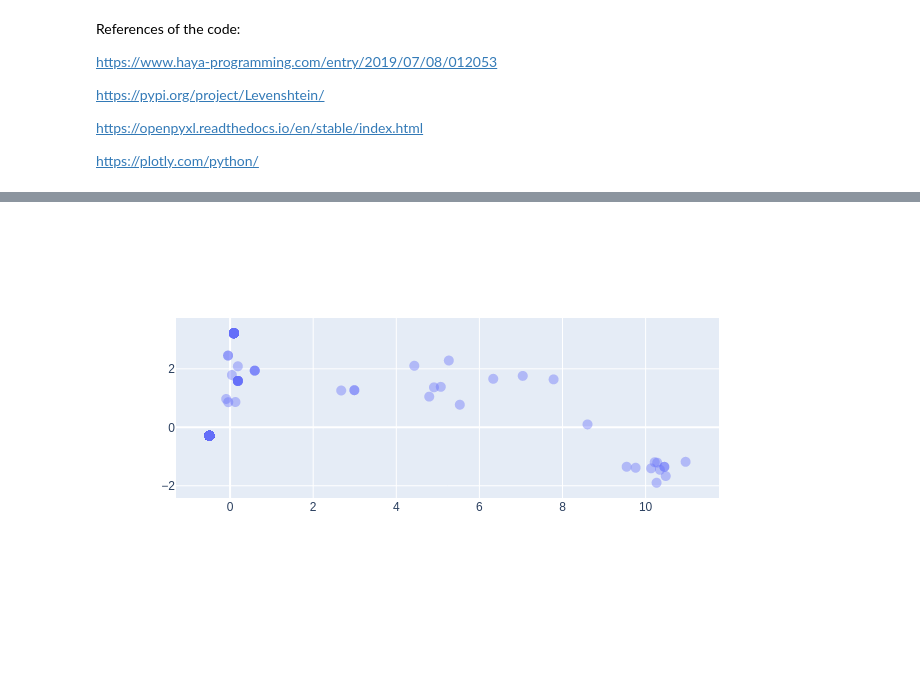
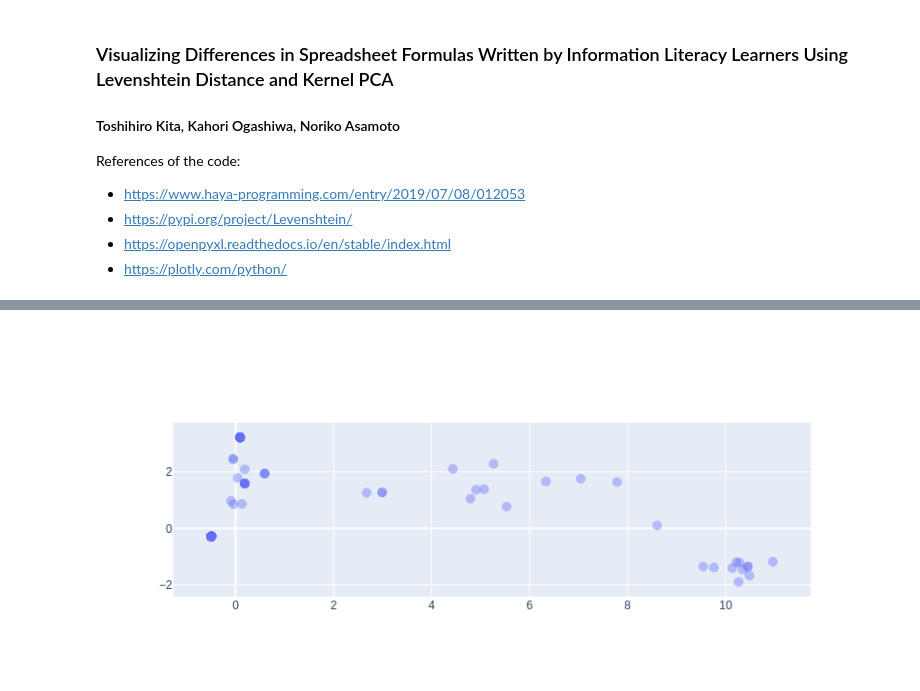
Before and after one commit to kita-toshihiro/excelfiles-screening, a Jupyter notebook: levenshtein1.ipynb, the cells around one changed output, grey strips where cells are left out. Cells and saved outputs as stored; diff of their text form; code cells hidden in the pictures; blank space fills up the shorter version.

```diff
--- a/levenshtein1.ipynb
+++ b/levenshtein1.ipynb
@@ -1,17 +1,17 @@
 # %% [markdown]
+### Visualizing Differences in Spreadsheet Formulas Written by Information Literacy Learners Using Levenshtein Distance and Kernel PCA
+
+#### Toshihiro Kita, Kahori Ogashiwa, Noriko Asamoto
+
 References of the code:
-
-https://www.haya-programming.com/entry/2019/07/08/012053
-
-https://pypi.org/project/Levenshtein/
-
-https://openpyxl.readthedocs.io/en/stable/index.html
-
-https://plotly.com/python/
+- https://www.haya-programming.com/entry/2019/07/08/012053
+- https://pypi.org/project/Levenshtein/
+- https://openpyxl.readthedocs.io/en/stable/index.html
+- https://plotly.com/python/
 # %%
 gdpath = ""
-ws_name = 'enshuu'
-tfile_folder  = gdpath + "ediff-st-files"  # students' files
+stfile_folder  = gdpath + "ediff-st-files"  # students' files
+worksheet_name = 'enshuu'
 
 import glob
 stfiles = glob.glob(stfile_folder + "/**/*.xlsx", recursive=True)
@@ -29,36 +29,36 @@ for stfile in sorted(stfiles):
   wb = openpyxl.load_workbook(stfile, read_only=True)
 
   if not ws_name in wb:
-    # print("** No worksheet '" + ws_name + "' in "+stfile, flush=True)
+    # print("** No worksheet '" + worksheet_name + "' in "+stfile, flush=True)
     continue
-  wsheet = wb[ws_name]
+  wsheet = wb[worksheet_name]
   irow = 2
   icol = 4  # column D
   value = wsheet.cell(irow, icol).value
   X.append(str(value))
   participant_nums.append(participant_num)
 
 import numpy
 import Levenshtein
 A = numpy.zeros((len(X), len(X)))
 for i in range(len(X)):
   for j in range(i + 1, len(X)):
     d = Levenshtein.distance(X[i], X[j])
     A[i,j] = A[j,i] = d
 A = -A  # distance -> similarity
 
 from sklearn.decomposition import KernelPCA
 kpca = KernelPCA(n_components=2, kernel="precomputed")
 scatter_2d = kpca.fit_transform(A)
 
 import plotly.graph_objects as go
 fig = go.Figure(data=[go.Scatter(
   x = scatter_2d[:, 0],  y = scatter_2d[:, 1],
   text = [b + ": " + a for a, b in zip(X, participant_nums)],
   mode = 'markers',
   marker = dict( size = 10, opacity = 0.4 )
 )])
 fig.show()
 # %% [output]
 [interactive output not drawn]
-[figure, old version]
+[figure, new version]
```
